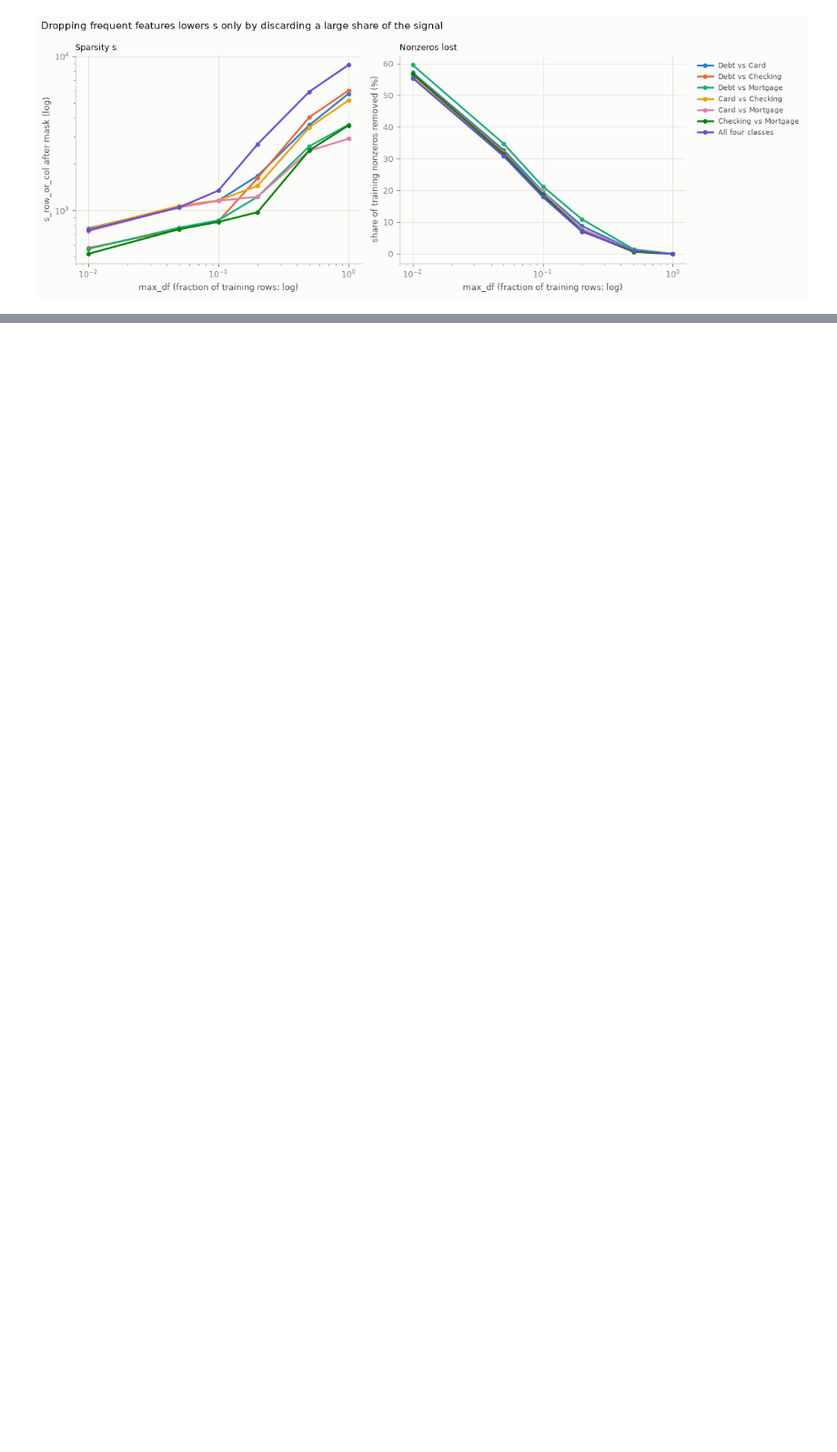
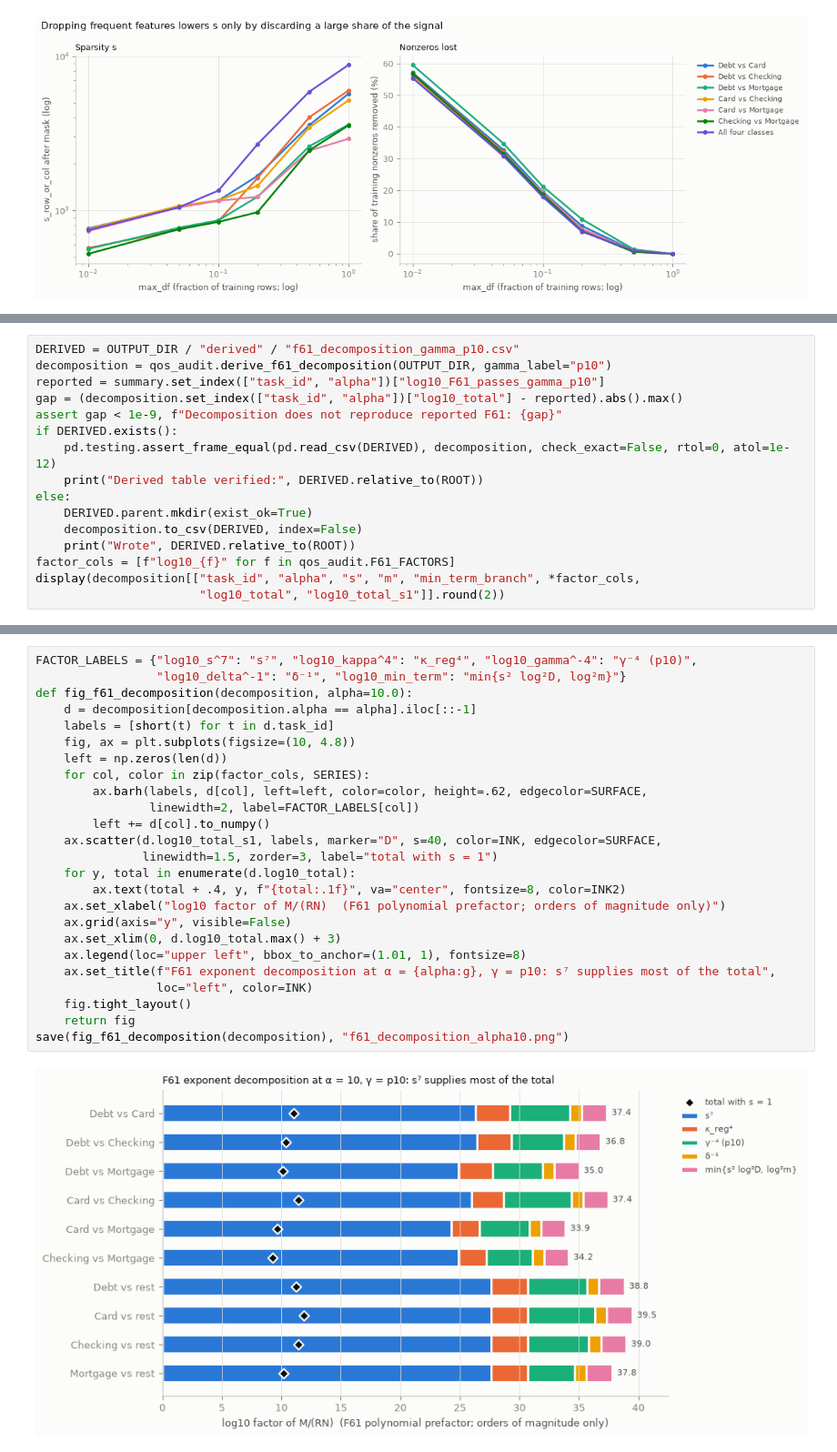
Before and after one commit to THAKKAR82/qos-rbc-experiments, a Jupyter notebook: notebooks/06_cfpb_qos_audit_step1.ipynb, the cells around one changed output, grey strips where cells are left out. Shown at 91% size. Cells and saved outputs as stored; diff of their text form; blank space fills up the shorter version.

```diff
--- a/notebooks/06_cfpb_qos_audit_step1.ipynb
+++ b/notebooks/06_cfpb_qos_audit_step1.ipynb
@@ -299,0 +304,16 @@ display(pd.DataFrame([dict(matrix=n, **x) for n, r in distinct_matrices(tasks).i
+# %%
+DERIVED = OUTPUT_DIR / "derived" / "f61_decomposition_gamma_p10.csv"
+decomposition = qos_audit.derive_f61_decomposition(OUTPUT_DIR, gamma_label="p10")
+reported = summary.set_index(["task_id", "alpha"])["log10_F61_passes_gamma_p10"]
+gap = (decomposition.set_index(["task_id", "alpha"])["log10_total"] - reported).abs().max()
+assert gap < 1e-9, f"Decomposition does not reproduce reported F61: {gap}"
+if DERIVED.exists():
+    pd.testing.assert_frame_equal(pd.read_csv(DERIVED), decomposition, check_exact=False, rtol=0, atol=1e-12)
+    print("Derived table verified:", DERIVED.relative_to(ROOT))
+else:
+    DERIVED.parent.mkdir(exist_ok=True)
+    decomposition.to_csv(DERIVED, index=False)
+    print("Wrote", DERIVED.relative_to(ROOT))
+factor_cols = [f"log10_{f}" for f in qos_audit.F61_FACTORS]
+display(decomposition[["task_id", "alpha", "s", "m", "min_term_branch", *factor_cols,
+                       "log10_total", "log10_total_s1"]].round(2))
@@ -299,0 +339,27 @@ display(pd.DataFrame([dict(matrix=n, **x) for n, r in distinct_matrices(tasks).i
+# %%
+FACTOR_LABELS = {"log10_s^7": "s⁷", "log10_kappa^4": "κ_reg⁴", "log10_gamma^-4": "γ⁻⁴ (p10)",
+                 "log10_delta^-1": "δ⁻¹", "log10_min_term": "min{s² log²D, log²m}"}
+def fig_f61_decomposition(decomposition, alpha=10.0):
+    d = decomposition[decomposition.alpha == alpha].iloc[::-1]
+    labels = [short(t) for t in d.task_id]
+    fig, ax = plt.subplots(figsize=(10, 4.8))
+    left = np.zeros(len(d))
+    for col, color in zip(factor_cols, SERIES):
+        ax.barh(labels, d[col], left=left, color=color, height=.62, edgecolor=SURFACE,
+                linewidth=2, label=FACTOR_LABELS[col])
+        left += d[col].to_numpy()
+    ax.scatter(d.log10_total_s1, labels, marker="D", s=40, color=INK, edgecolor=SURFACE,
+               linewidth=1.5, zorder=3, label="total with s = 1")
+    for y, total in enumerate(d.log10_total):
+        ax.text(total + .4, y, f"{total:.1f}", va="center", fontsize=8, color=INK2)
+    ax.set_xlabel("log10 factor of M/(RN)  (F61 polynomial prefactor; orders of magnitude only)")
+    ax.grid(axis="y", visible=False)
+    ax.set_xlim(0, d.log10_total.max() + 3)
+    ax.legend(loc="upper left", bbox_to_anchor=(1.01, 1), fontsize=8)
+    ax.set_title(f"F61 exponent decomposition at α = {alpha:g}, γ = p10: s⁷ supplies most of the total",
+                 loc="left", color=INK)
+    fig.tight_layout()
+    return fig
+save(fig_f61_decomposition(decomposition), "f61_decomposition_alpha10.png")
+# %% [output]
+[figure, added]
```
Also changed, not shown: parts of 5 cells of this notebook, 6 other files.
